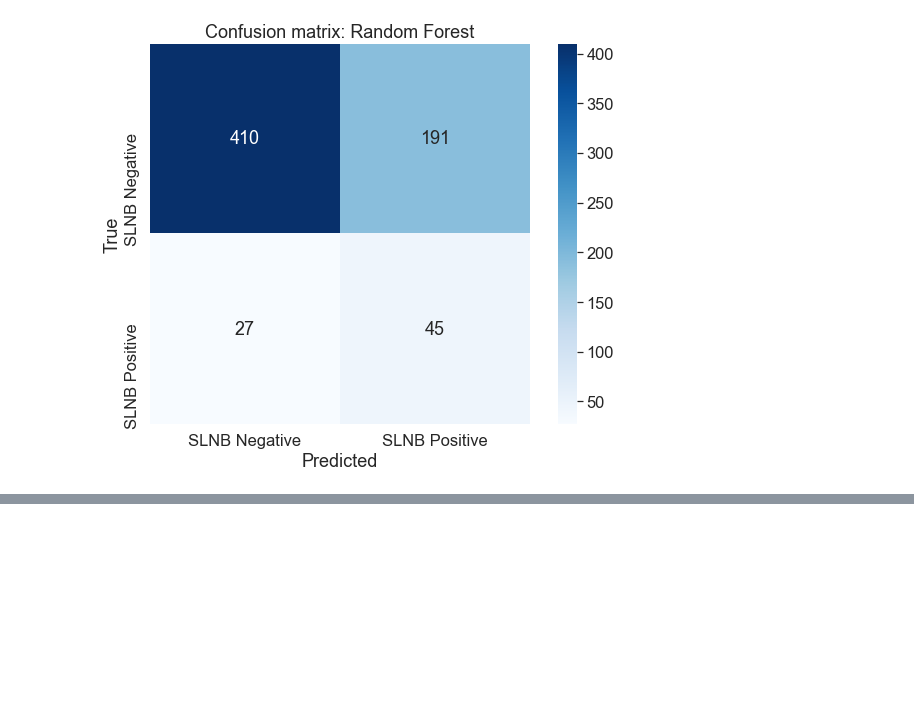
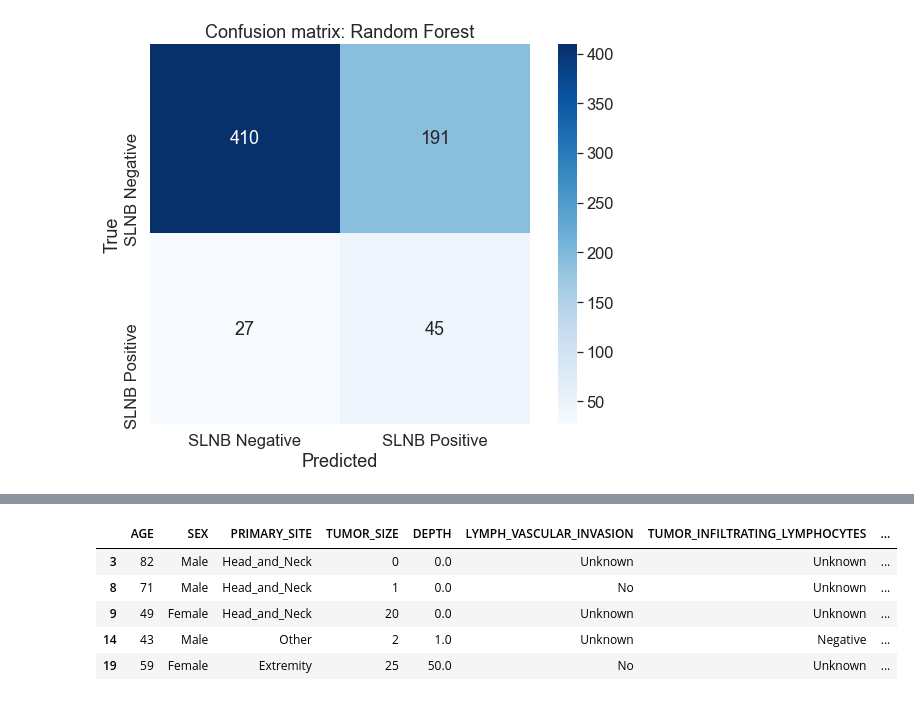
Before and after one commit to jerryji1993/MetMCC-SCAN, a Jupyter notebook: scripts/model_fitting.ipynb, the cells around one changed output, grey strips where cells are left out. Cells and saved outputs as stored; diff of their text form; code cells hidden in the pictures; blank space fills up the shorter version.

```diff
--- a/scripts/model_fitting.ipynb
+++ b/scripts/model_fitting.ipynb
@@ -410,0 +564,9 @@ plt.show()
+# %%
+mcc_ncdb_sel.head()
+# %% [output]
+|  | AGE | SEX | PRIMARY_SITE | TUMOR_SIZE | DEPTH | LYMPH_VASCULAR_INVASION | TUMOR_INFILTRATING_LYMPHOCYTES | ... |
+| 3 | 82 | Male | Head_and_Neck | 0 | 0.0 | Unknown | Unknown | ... |
+| 8 | 71 | Male | Head_and_Neck | 1 | 0.0 | No | Unknown | ... |
+| 9 | 49 | Female | Head_and_Neck | 20 | 0.0 | Unknown | Unknown | ... |
+| 14 | 43 | Male | Other | 2 | 1.0 | Unknown | Negative | ... |
+| 19 | 59 | Female | Extremity | 25 | 50.0 | No | Unknown | ... |
```
Also changed, not shown: parts of 23 cells of this notebook, 2 other files.
